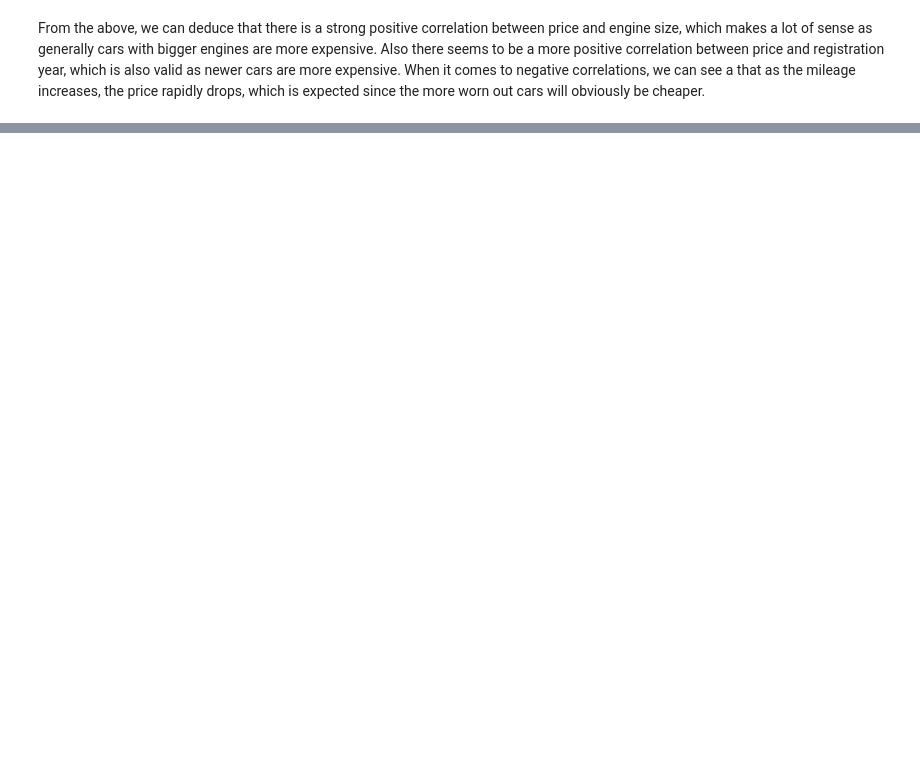
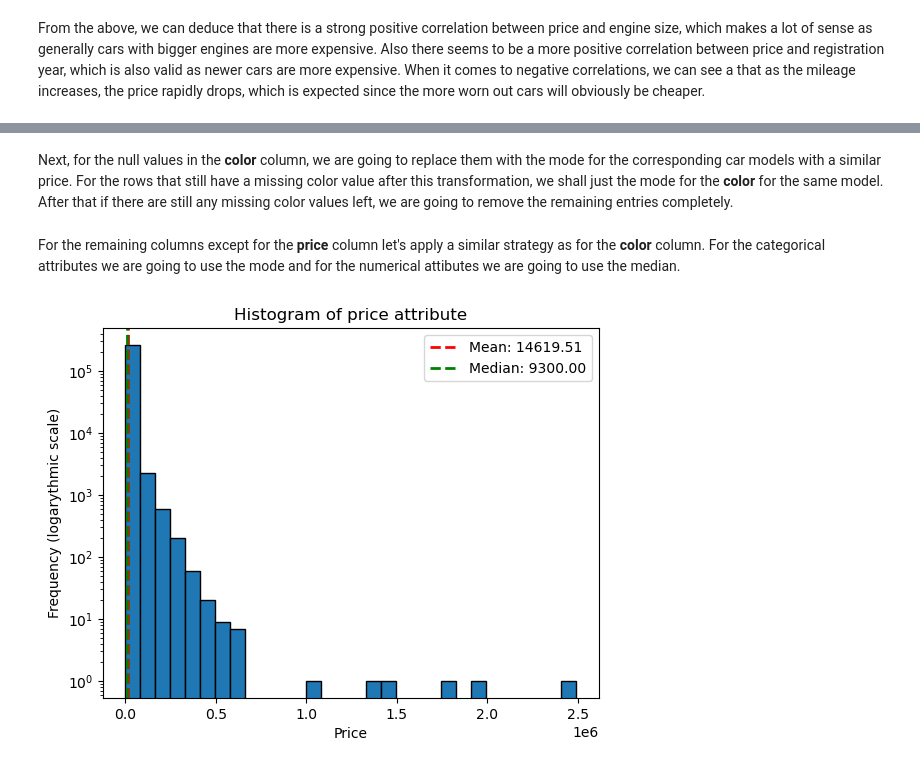
Before and after one commit to pawel-t-wolny/car-price-predictor, a Jupyter notebook: car_price_predictor.ipynb, the cells around one changed output, grey strips where cells are left out. Drawn from its saved outputs; the diff is of its cells as text; code cells hidden in the pictures; blank space fills up the shorter version.

```diff
--- a/car_price_predictor.ipynb
+++ b/car_price_predictor.ipynb
@@ -430,0 +380,49 @@ ValueError: could not convert string to float: 'Bentley'
+# %%
+car_data = car_data.dropna(subset=["price"])
+# %% [markdown]
+Next, for the null values in the **color** column, we are going to replace them with the mode for the corresponding car models with a similar price. For the rows that still have a missing color value after this transformation, we shall just the mode for the **color** for the same model. After that if there are still any missing color values left, we are going to remove the remaining entries completely.
+# %%
+price_bins = pd.cut(car_data["price"], bins=20, labels=False)
+mode_by_group = car_data.groupby(["genmodel", price_bins])["color"].transform(lambda x: x.mode().iloc[0] if not x.mode().empty else None)
+car_data["color"] = car_data["color"].fillna(mode_by_group)
+
+mode_by_group = car_data.groupby(["genmodel"])["color"].transform(lambda x: x.mode().iloc[0] if not x.mode().empty else None)
+car_data["color"] = car_data["color"].fillna(mode_by_group)
+
+car_data = car_data.dropna(subset=["color"])
+# %% [markdown]
+For the remaining columns except for the **price** column let's apply a similar strategy as for the **color** column. For the categorical attributes we are going to use the mode and for the numerical attibutes we are going to use the median.
+# %%
+for column in car_data.columns[car_data.isnull().any()]:
+    if column != "price":
+        if car_data[column].dtype == "object":
+            mode_by_group = car_data.groupby(["genmodel", price_bins])[column].transform(lambda x: x.mode().iloc[0] if not x.mode().empty else None)
+            car_data[column] = car_data[column].fillna(mode_by_group)
+
+            mode_by_group = car_data.groupby(["genmodel"])[column].transform(lambda x: x.mode().iloc[0] if not x.mode().empty else None)
+            car_data[column] = car_data[column].fillna(mode_by_group)
+        else:
+            mode_by_group = car_data.groupby(["genmodel", price_bins])[column].transform(lambda x: x.median())
+            car_data[column] = car_data[column].fillna(mode_by_group)
+
+            mode_by_group = car_data.groupby(["genmodel"])[column].transform(lambda x: x.median())
+            car_data[column] = car_data[column].fillna(mode_by_group)
+
+        car_data = car_data.dropna(subset=[column])
+# %%
+import numpy as np
+
+data = car_data["price"]
+plt.hist(data, bins=30, edgecolor='black')
+mean_value = np.mean(data)
+median_value = np.median(data)
+plt.title("Histogram of price attribute")
+plt.yscale("log")
+plt.ylabel("Frequency (logarythmic scale)")
+plt.xlabel('Price')
+plt.axvline(mean_value, color='red', linestyle='dashed', linewidth=2, label=f'Mean: {mean_value:.2f}')
+plt.axvline(median_value, color='green', linestyle='dashed', linewidth=2, label=f'Median: {median_value:.2f}')
+plt.legend()
+plt.show()
+# %% [output]
+[figure, added]
```
Also changed, not shown: parts of 44 cells of this notebook.
